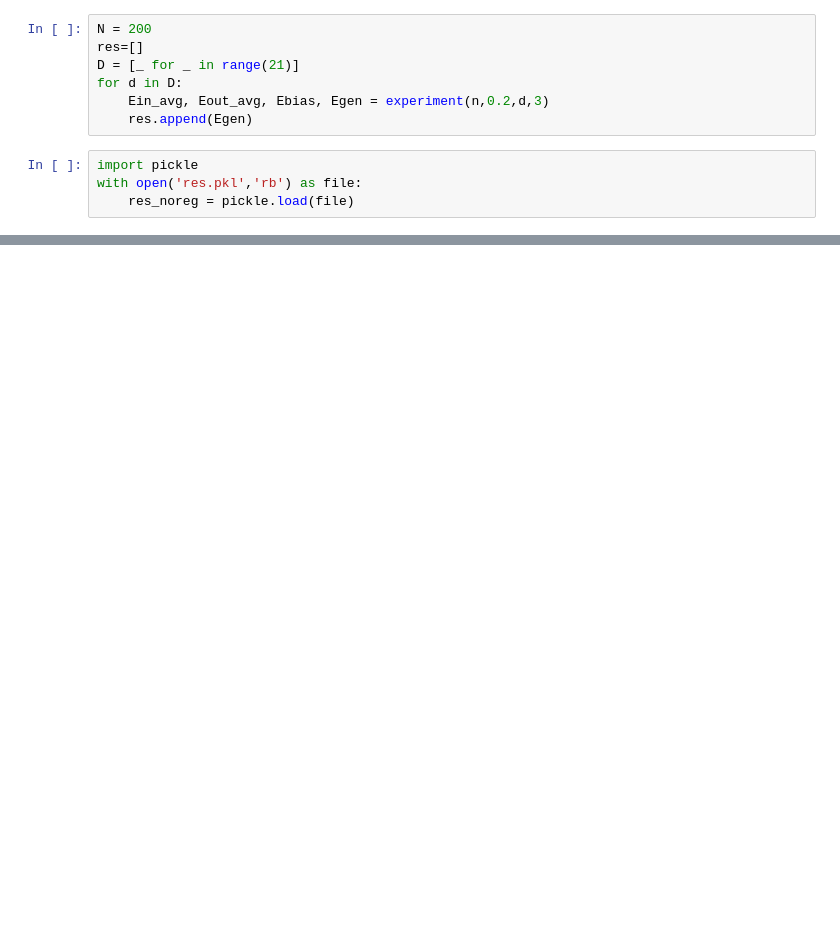
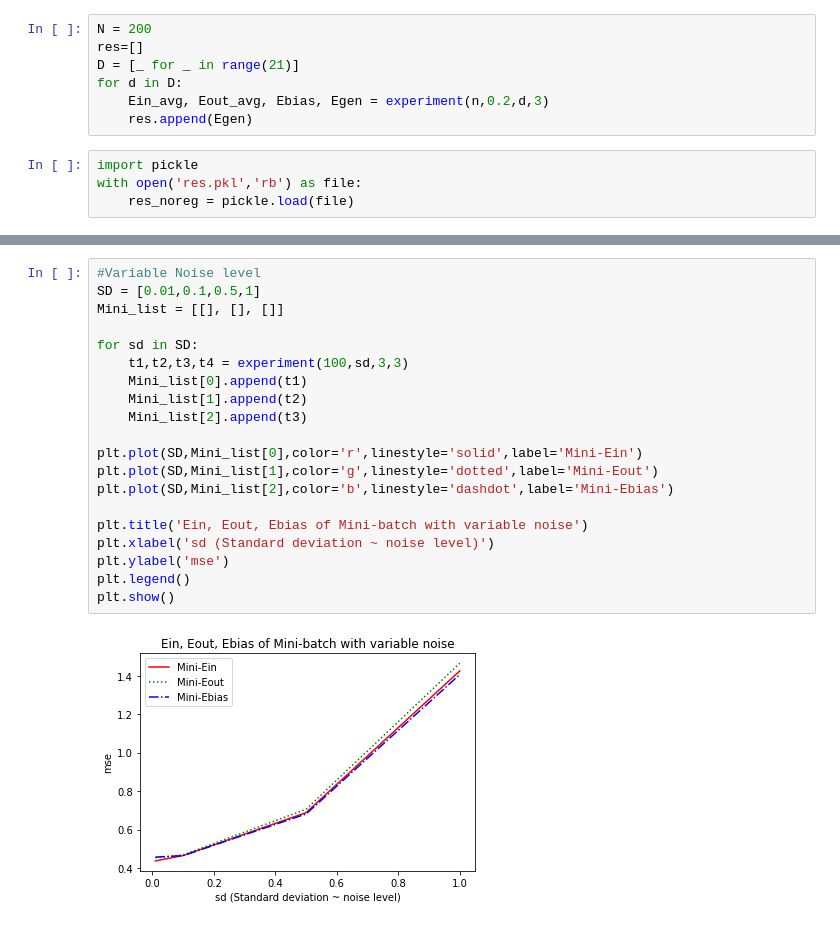
Before and after one commit to Jayshil-Patel/DLRL, a Jupyter notebook: new_regd.ipynb, the cells around one changed output, grey strips where cells are left out. Cells and saved outputs as stored; diff of their text form; blank space fills up the shorter version.

```diff
--- a/new_regd.ipynb
+++ b/new_regd.ipynb
@@ -361,0 +405,22 @@ plt.show()
+# %%
+#Variable Noise level
+SD = [0.01,0.1,0.5,1]
+Mini_list = [[], [], []]
+
+for sd in SD:
+    t1,t2,t3,t4 = experiment(100,sd,3,3)
+    Mini_list[0].append(t1)
+    Mini_list[1].append(t2)
+    Mini_list[2].append(t3)
+
+plt.plot(SD,Mini_list[0],color='r',linestyle='solid',label='Mini-Ein')
+plt.plot(SD,Mini_list[1],color='g',linestyle='dotted',label='Mini-Eout')
+plt.plot(SD,Mini_list[2],color='b',linestyle='dashdot',label='Mini-Ebias')
+
+plt.title('Ein, Eout, Ebias of Mini-batch with variable noise')
+plt.xlabel('sd (Standard deviation ~ noise level)')
+plt.ylabel('mse')
+plt.legend()
+plt.show()
+# %% [output]
+[figure, added]
```
Also changed, not shown: parts of 6 cells of this notebook, 2 other files.
